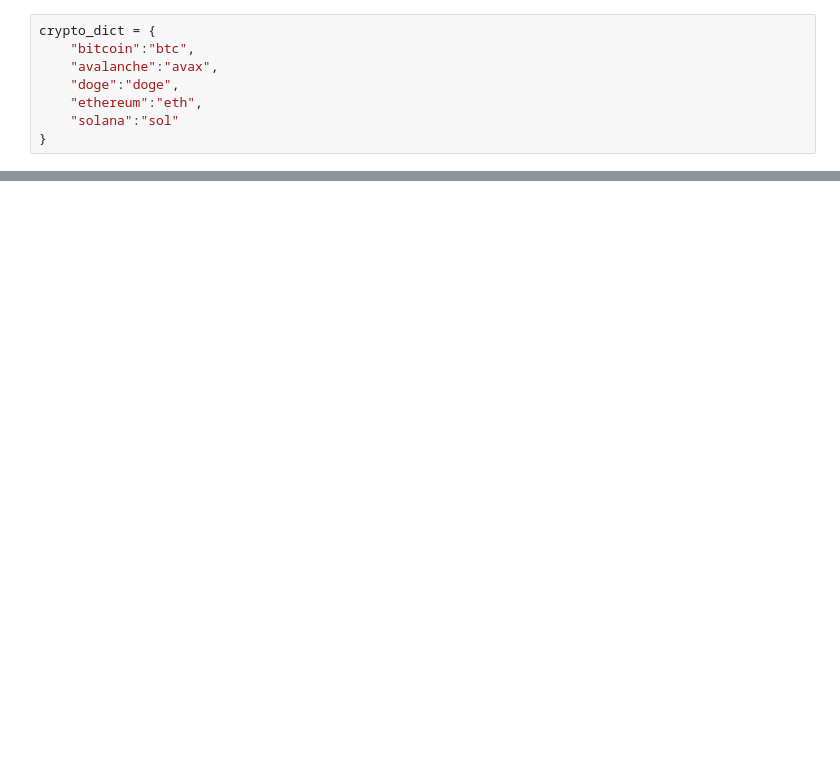
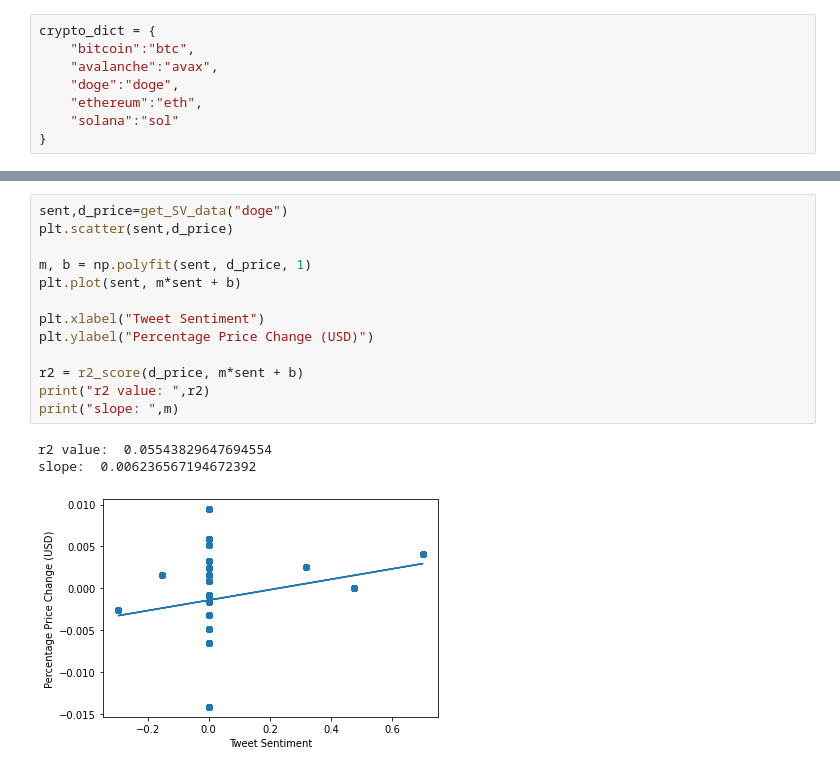
Before and after one commit to bryan-hoang/cmpe-351-group-1, a Jupyter notebook: src/Social-Volatility.ipynb, the cells around one changed output, grey strips where cells are left out. Drawn from its saved outputs; the diff is of its cells as text; blank space fills up the shorter version.

```diff
--- a/src/Social-Volatility.ipynb
+++ b/src/Social-Volatility.ipynb
@@ -32,0 +77,17 @@ FileNotFoundError: [Errno 2] No such file or directory: 'data/processed/twitter/
+# %%
+sent,d_price=get_SV_data("doge")
+plt.scatter(sent,d_price)
+
+m, b = np.polyfit(sent, d_price, 1)
+plt.plot(sent, m*sent + b)
+
+plt.xlabel("Tweet Sentiment")
+plt.ylabel("Percentage Price Change (USD)")
+
+r2 = r2_score(d_price, m*sent + b)
+print("r2 value: ",r2)
+print("slope: ",m)
+# %% [output]
+r2 value:  0.05543829647694554
+slope:  0.006236567194672392
+[figure, added]
```
Also changed, not shown: parts of 10 cells of this notebook.
